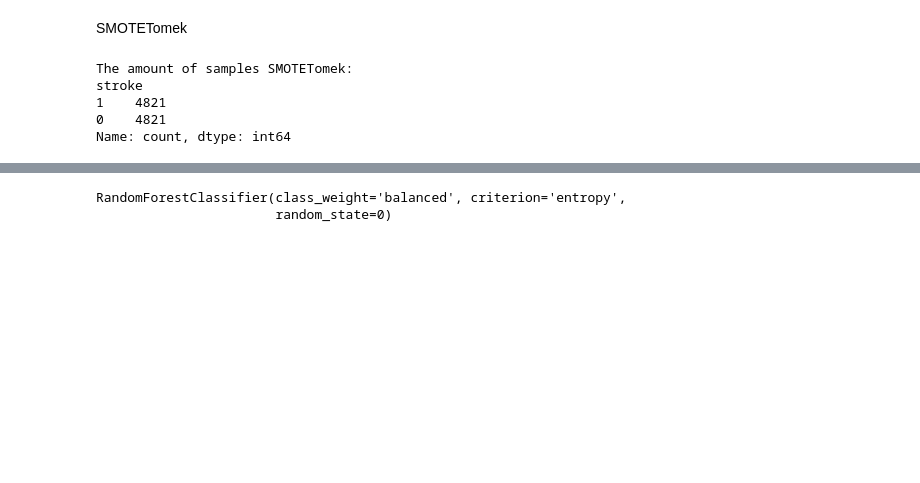
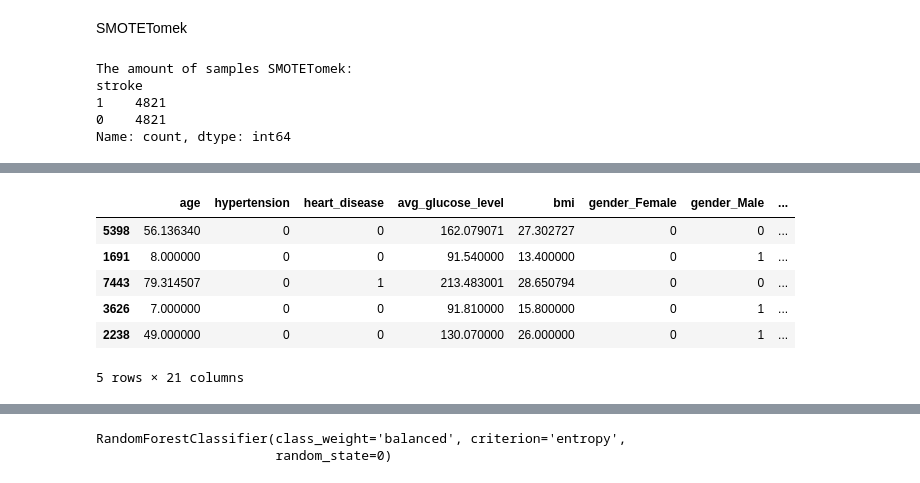
Before and after one commit to AnnaFurgalaWojas/Heart-disease-dataset, a Jupyter notebook: Analysis_Heart_disease-kopia.ipynb, the cells around one changed output, grey strips where cells are left out. Saved outputs shown, nothing was run; the diff lists cells and outputs as text; code cells hidden in the pictures; blank space fills up the shorter version.

```diff
--- a/Analysis_Heart_disease-kopia.ipynb
+++ b/Analysis_Heart_disease-kopia.ipynb
@@ -494,0 +519,10 @@ X_train_tomek, X_test_tomek, y_train_tomek, y_test_tomek = train_test_split(
+# %%
+X_train_tomek.head()
+# %% [output]
+|  | age | hypertension | heart_disease | avg_glucose_level | bmi | gender_Female | gender_Male | ... |
+| 5398 | 56.136340 | 0 | 0 | 162.079071 | 27.302727 | 0 | 0 | ... |
+| 1691 | 8.000000 | 0 | 0 | 91.540000 | 13.400000 | 0 | 1 | ... |
+| 7443 | 79.314507 | 0 | 1 | 213.483001 | 28.650794 | 0 | 0 | ... |
+| 3626 | 7.000000 | 0 | 0 | 91.810000 | 15.800000 | 0 | 1 | ... |
+| 2238 | 49.000000 | 0 | 0 | 130.070000 | 26.000000 | 0 | 1 | ... |
+5 rows × 21 columns
```
Also changed, not shown: parts of 5 cells of this notebook, 5 other files.
